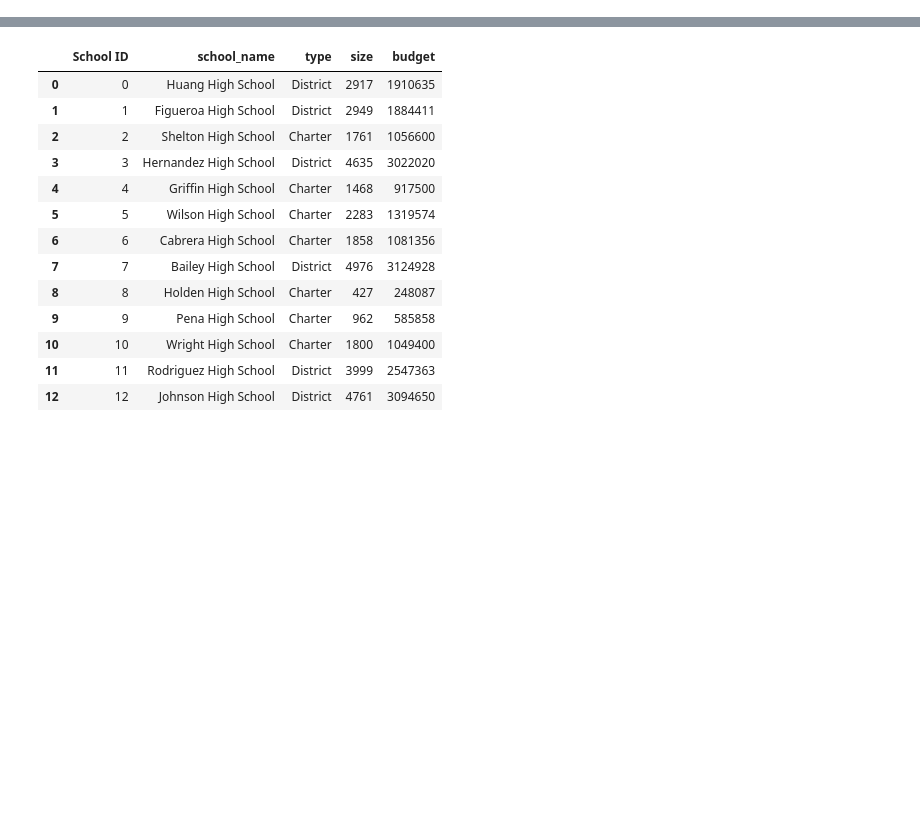
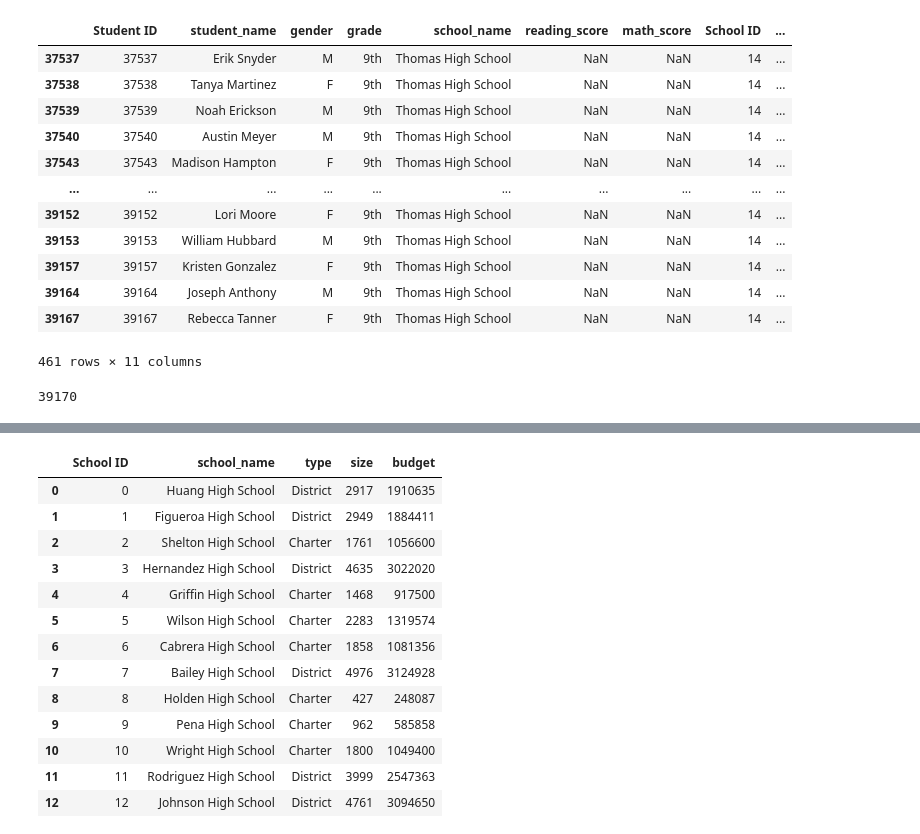
Before and after one commit to cheubr/School_District_Analysis, a Jupyter notebook: PyCitySchools_Challenge.ipynb, the cells around one changed output, grey strips where cells are left out. Drawn from its saved outputs; the diff is of its cells as text; code cells hidden in the pictures; blank space fills up the shorter version.

```diff
--- a/PyCitySchools_Challenge.ipynb
+++ b/PyCitySchools_Challenge.ipynb
@@ -311,0 +101,31 @@ per_school_summary_df
+# %%
+# Calculate the Total Budget
+total_budget = school_data_df["budget"].sum()
+# Calculate the Average Scores using the "clean_student_data".
+average_reading_score = school_data_complete_df["reading_score"].mean()
+average_math_score = school_data_complete_df["math_score"].mean()
+# Step 1. Get the number of students that are in ninth grade at Thomas High School.
+# These students have no grades
+THS_9th_df = school_data_complete_df.loc[(school_data_complete_df["school_name"] == "Thomas High School") & (school_data_complete_df["grade"] == "9th")]
+
+THS_9th_df
+# %% [output]
+|  | Student ID | student_name | gender | grade | school_name | reading_score | math_score | School ID | ... |
+| 37537 | 37537 | Erik Snyder | M | 9th | Thomas High School | NaN | NaN | 14 | ... |
+| 37538 | 37538 | Tanya Martinez | F | 9th | Thomas High School | NaN | NaN | 14 | ... |
+| 37539 | 37539 | Noah Erickson | M | 9th | Thomas High School | NaN | NaN | 14 | ... |
+| 37540 | 37540 | Austin Meyer | M | 9th | Thomas High School | NaN | NaN | 14 | ... |
+| 37543 | 37543 | Madison Hampton | F | 9th | Thomas High School | NaN | NaN | 14 | ... |
+| ... | ... | ... | ... | ... | ... | ... | ... | ... | ... |
+| 39152 | 39152 | Lori Moore | F | 9th | Thomas High School | NaN | NaN | 14 | ... |
+| 39153 | 39153 | William Hubbard | M | 9th | Thomas High School | NaN | NaN | 14 | ... |
+| 39157 | 39157 | Kristen Gonzalez | F | 9th | Thomas High School | NaN | NaN | 14 | ... |
+| 39164 | 39164 | Joseph Anthony | M | 9th | Thomas High School | NaN | NaN | 14 | ... |
+| 39167 | 39167 | Rebecca Tanner | F | 9th | Thomas High School | NaN | NaN | 14 | ... |
+461 rows × 11 columns
+# %%
+# Get the total student count
+student_count = school_data_complete_df["Student ID"].count()
+student_count
+# %% [output]
+39170
```
Also changed, not shown: parts of 142 cells of this notebook.
